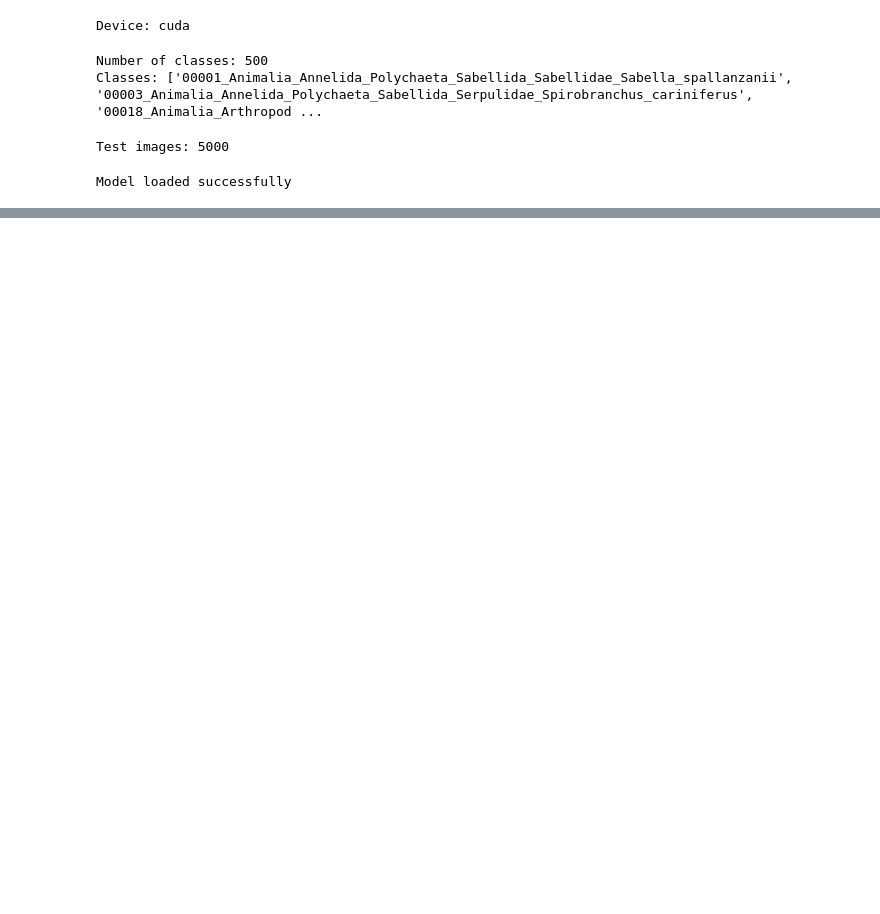
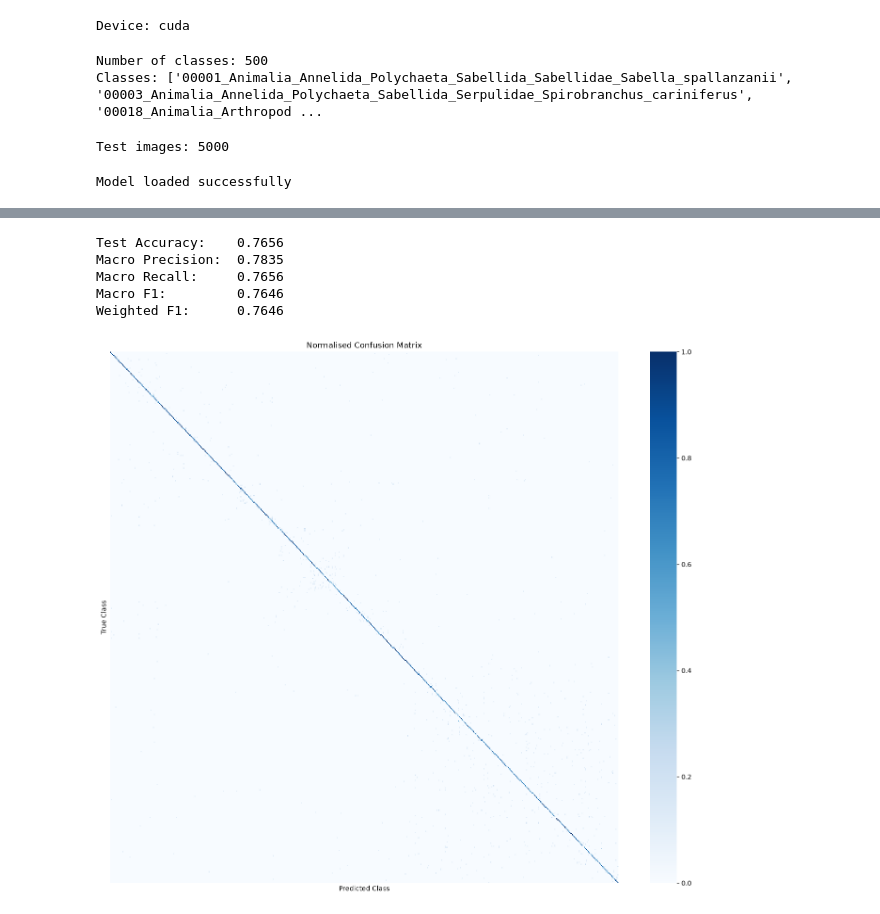
Before and after one commit to NelumboAI/COMP9517GROUP_SUBJECT, a Jupyter notebook: src/imageNet/test.ipynb, the cells around one changed output, grey strips where cells are left out. Drawn from its saved outputs; the diff is of its cells as text; code cells hidden in the pictures; blank space fills up the shorter version.

Commit message:
confusion matrix

```diff
--- a/src/imageNet/test.ipynb
+++ b/src/imageNet/test.ipynb
@@ -113,0 +125,70 @@ Correct predictions: 3972/5000
+# %%
+y_true = np.array(all_labels)
+y_pred = np.array(all_predictions)
+
+macro_precision = precision_score(
+    y_true, y_pred,
+    average="macro",
+    zero_division=0
+)
+
+macro_recall = recall_score(
+    y_true, y_pred,
+    average="macro",
+    zero_division=0
+)
+
+macro_f1 = f1_score(
+    y_true, y_pred,
+    average="macro",
+    zero_division=0
+)
+
+weighted_f1 = f1_score(
+    y_true, y_pred,
+    average="weighted",
+    zero_division=0
+)
+
+print(f"Test Accuracy:    {test_accuracy:.4f}")
+print(f"Macro Precision:  {macro_precision:.4f}")
+print(f"Macro Recall:     {macro_recall:.4f}")
+print(f"Macro F1:         {macro_f1:.4f}")
+print(f"Weighted F1:      {weighted_f1:.4f}")
+# %% [output]
+Test Accuracy:    0.7656
+Macro Precision:  0.7835
+Macro Recall:     0.7656
+Macro F1:         0.7646
+Weighted F1:      0.7646
+# %%
+class_names = test_dataset.classes
+num_classes = len(class_names)
+
+cm_normalized = confusion_matrix(
+    y_true,
+    y_pred,
+    labels=range(num_classes),
+    normalize="true"
+)
+
+fig, ax = plt.subplots(figsize=(14, 12))
+
+sns.heatmap(
+    cm_normalized,
+    cmap="Blues",
+    vmin=0,
+    vmax=1,
+    xticklabels=False,
+    yticklabels=False,
+    ax=ax
+)
+
+ax.set_title("Normalised Confusion Matrix")
+ax.set_xlabel("Predicted Class")
+ax.set_ylabel("True Class")
+
+fig.tight_layout()
+plt.show()
+# %% [output]
+[figure, added]
```
Also changed, not shown: parts of 2 cells of this notebook.
